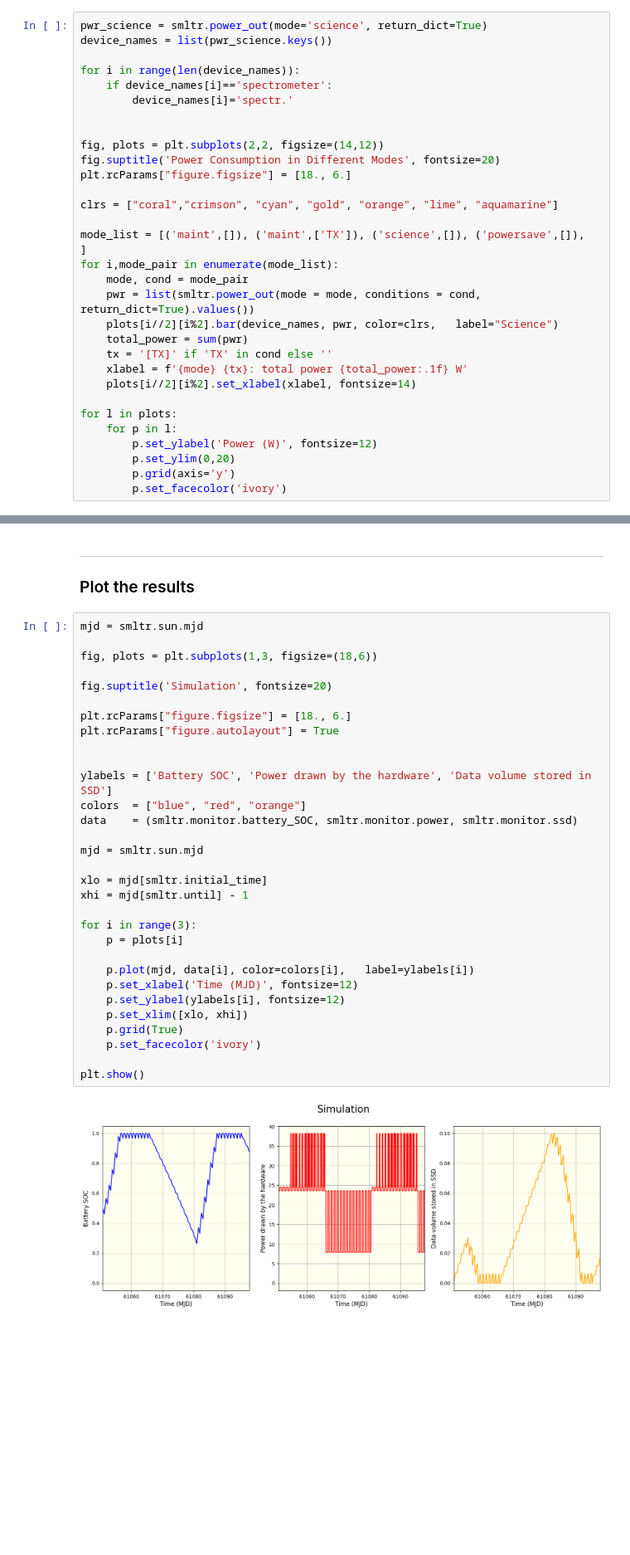
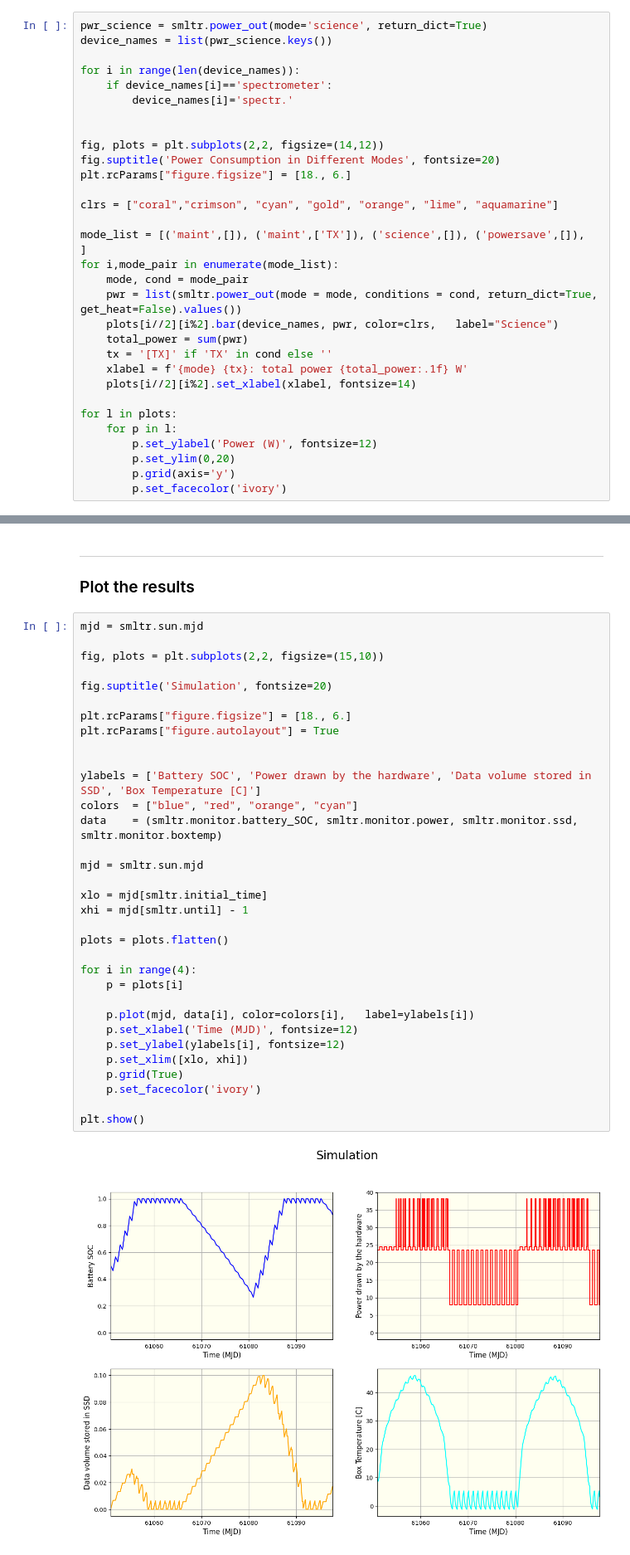
Before and after one commit to lusee-night/opsim, a Jupyter notebook: notebooks/opsim.ipynb, the cells around one changed output, grey strips where cells are left out. Shown at 83% size. Drawn from its saved outputs; the diff is of its cells as text; blank space fills up the shorter version.

```diff
--- a/notebooks/opsim.ipynb
+++ b/notebooks/opsim.ipynb
@@ -107,7 +107,7 @@ clrs = ["coral","crimson", "cyan", "gold", "orange", "lime", "aquamarine"]
 mode_list = [('maint',[]), ('maint',['TX']), ('science',[]), ('powersave',[]),  ]
 for i,mode_pair in enumerate(mode_list):
     mode, cond = mode_pair
-    pwr = list(smltr.power_out(mode = mode, conditions = cond, return_dict=True).values())
+    pwr = list(smltr.power_out(mode = mode, conditions = cond, return_dict=True, get_heat=False).values())
     plots[i//2][i%2].bar(device_names, pwr, color=clrs,   label="Science")
     total_power = sum(pwr)
     tx = '[TX]' if 'TX' in cond else ''
@@ -145,36 +145,38 @@ smltr.simulate()
 # %%
 mjd = smltr.sun.mjd
 
-fig, plots = plt.subplots(1,3, figsize=(18,6))
+fig, plots = plt.subplots(2,2, figsize=(15,10))
 
 fig.suptitle('Simulation', fontsize=20)
 
 plt.rcParams["figure.figsize"] = [18., 6.]
 plt.rcParams["figure.autolayout"] = True
 
 
-ylabels = ['Battery SOC', 'Power drawn by the hardware', 'Data volume stored in SSD']
-colors  = ["blue", "red", "orange"]
-data    = (smltr.monitor.battery_SOC, smltr.monitor.power, smltr.monitor.ssd)
+ylabels = ['Battery SOC', 'Power drawn by the hardware', 'Data volume stored in SSD', 'Box Temperature [C]']
+colors  = ["blue", "red", "orange", "cyan"]
+data    = (smltr.monitor.battery_SOC, smltr.monitor.power, smltr.monitor.ssd, smltr.monitor.boxtemp)
 
 mjd = smltr.sun.mjd
 
 xlo = mjd[smltr.initial_time]
 xhi = mjd[smltr.until] - 1
 
-for i in range(3):
+plots = plots.flatten()
+
+for i in range(4):
     p = plots[i]
 
     p.plot(mjd, data[i], color=colors[i],   label=ylabels[i])
     p.set_xlabel('Time (MJD)', fontsize=12)
     p.set_ylabel(ylabels[i], fontsize=12)
     p.set_xlim([xlo, xhi])
     p.grid(True)
     p.set_facecolor('ivory')
 
 plt.show()
 # %% [output]
-[figure, old version]
+[figure, new version]
 # %% [markdown]
 ---
 
```
Also changed, not shown: parts of 3 cells of this notebook, 6 other files.
